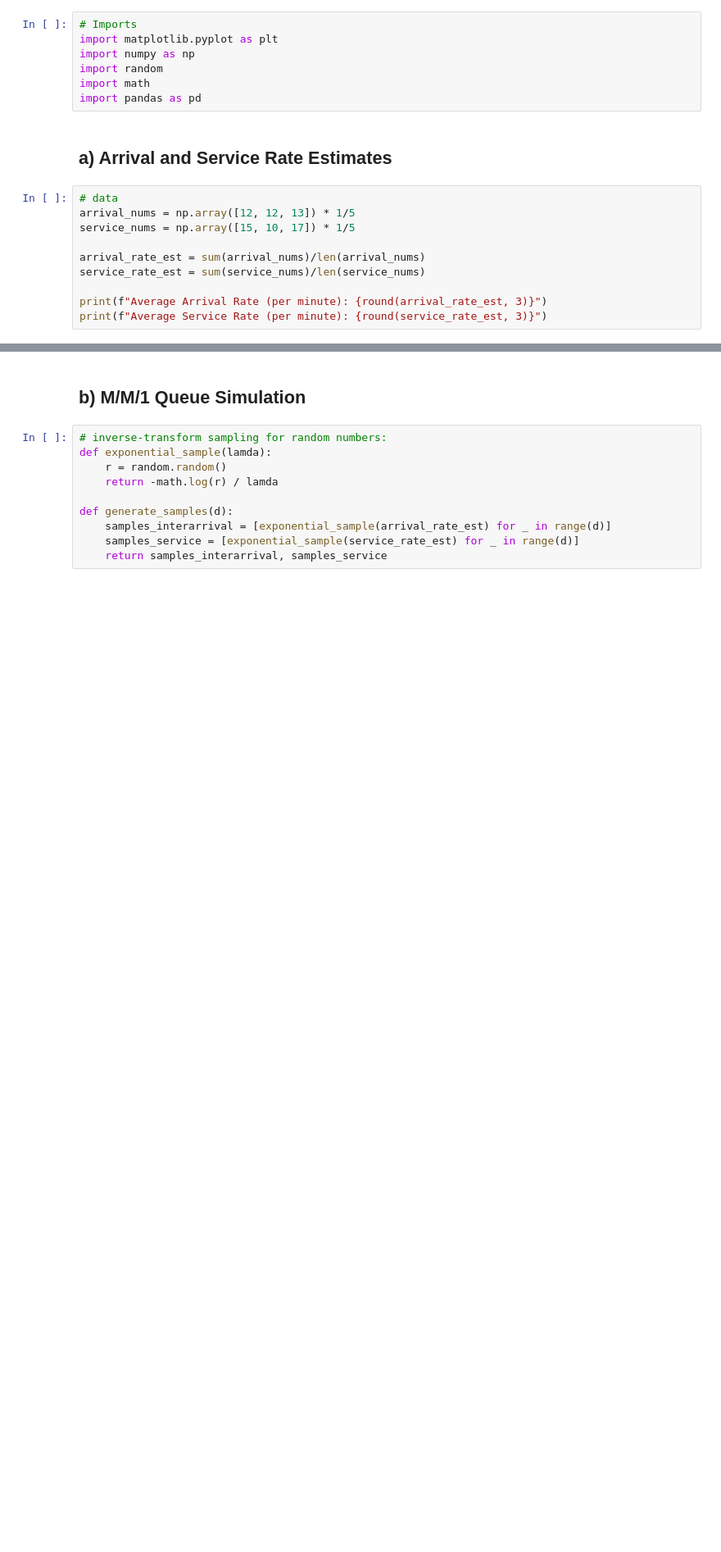
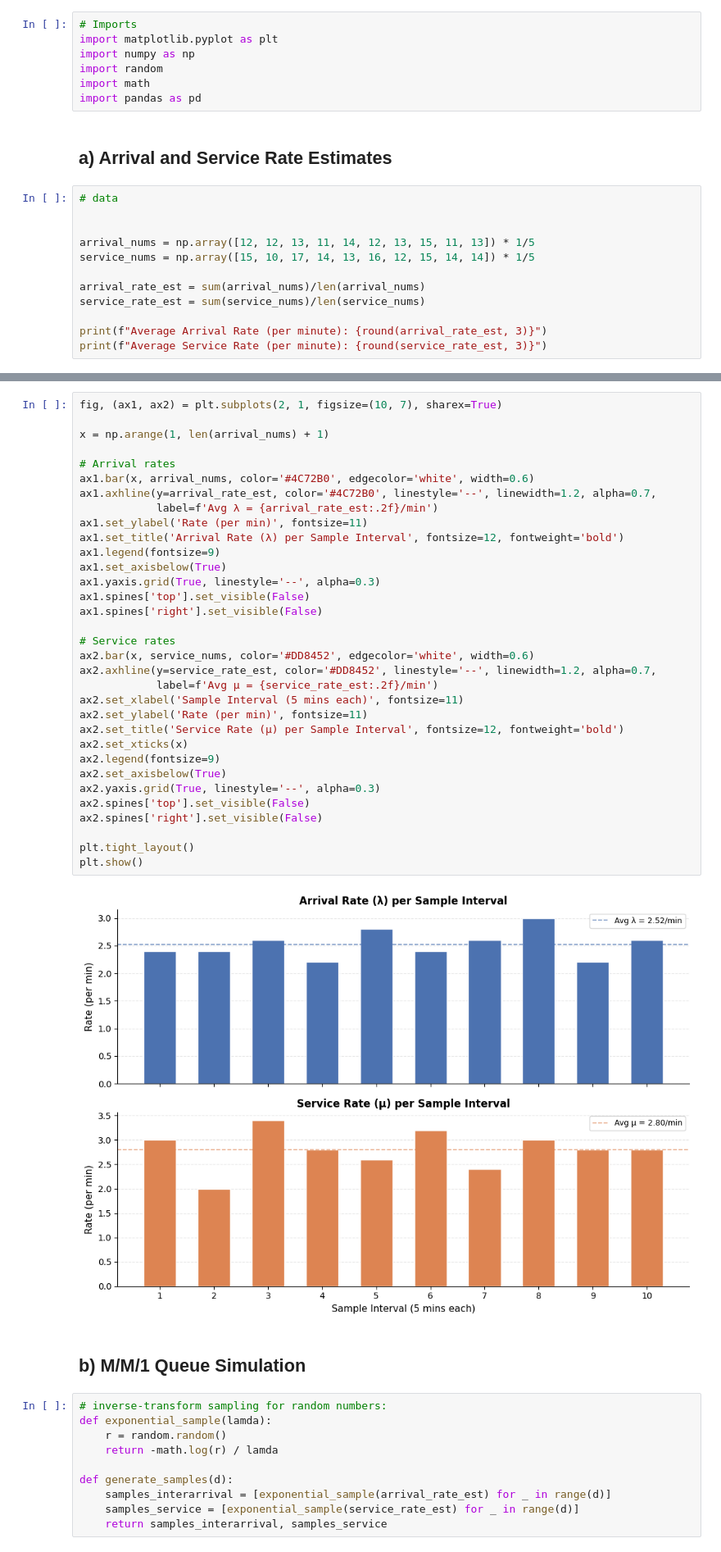
Before and after one commit to SupremeLeader04/Operations_Research_Queueing_Simulations, a Jupyter notebook: simulations.ipynb, the cells around one changed output, grey strips where cells are left out. Shown at 82% size. Drawn from its saved outputs; the diff is of its cells as text; blank space fills up the shorter version.

Commit message:
Add Part A/B visualisations

```diff
--- a/simulations.ipynb
+++ b/simulations.ipynb
@@ -13,8 +13,10 @@ import pandas as pd
 ## a) Arrival and Service Rate Estimates
 # %%
 # data
-arrival_nums = np.array([12, 12, 13]) * 1/5
-service_nums = np.array([15, 10, 17]) * 1/5
+
+
+arrival_nums = np.array([12, 12, 13, 11, 14, 12, 13, 15, 11, 13]) * 1/5
+service_nums = np.array([15, 10, 17, 14, 13, 16, 12, 15, 14, 14]) * 1/5
 
 arrival_rate_est = sum(arrival_nums)/len(arrival_nums)
 service_rate_est = sum(service_nums)/len(service_nums)
@@ -27,3 +31,38 @@ Average Service Rate (per minute): 2.8
+# %%
+fig, (ax1, ax2) = plt.subplots(2, 1, figsize=(10, 7), sharex=True)
+
+x = np.arange(1, len(arrival_nums) + 1)
+
+# Arrival rates
+ax1.bar(x, arrival_nums, color='#4C72B0', edgecolor='white', width=0.6)
+ax1.axhline(y=arrival_rate_est, color='#4C72B0', linestyle='--', linewidth=1.2, alpha=0.7,
+            label=f'Avg λ = {arrival_rate_est:.2f}/min')
+ax1.set_ylabel('Rate (per min)', fontsize=11)
+ax1.set_title('Arrival Rate (λ) per Sample Interval', fontsize=12, fontweight='bold')
+ax1.legend(fontsize=9)
+ax1.set_axisbelow(True)
+ax1.yaxis.grid(True, linestyle='--', alpha=0.3)
+ax1.spines['top'].set_visible(False)
+ax1.spines['right'].set_visible(False)
+
+# Service rates
+ax2.bar(x, service_nums, color='#DD8452', edgecolor='white', width=0.6)
+ax2.axhline(y=service_rate_est, color='#DD8452', linestyle='--', linewidth=1.2, alpha=0.7,
+            label=f'Avg μ = {service_rate_est:.2f}/min')
+ax2.set_xlabel('Sample Interval (5 mins each)', fontsize=11)
+ax2.set_ylabel('Rate (per min)', fontsize=11)
+ax2.set_title('Service Rate (μ) per Sample Interval', fontsize=12, fontweight='bold')
+ax2.set_xticks(x)
+ax2.legend(fontsize=9)
+ax2.set_axisbelow(True)
+ax2.yaxis.grid(True, linestyle='--', alpha=0.3)
+ax2.spines['top'].set_visible(False)
+ax2.spines['right'].set_visible(False)
+
+plt.tight_layout()
+plt.show()
+# %% [output]
+[figure, added]
 # %% [markdown]
 ## b) M/M/1 Queue Simulation
 # %%
```
Also changed, not shown: parts of 7 cells of this notebook.
